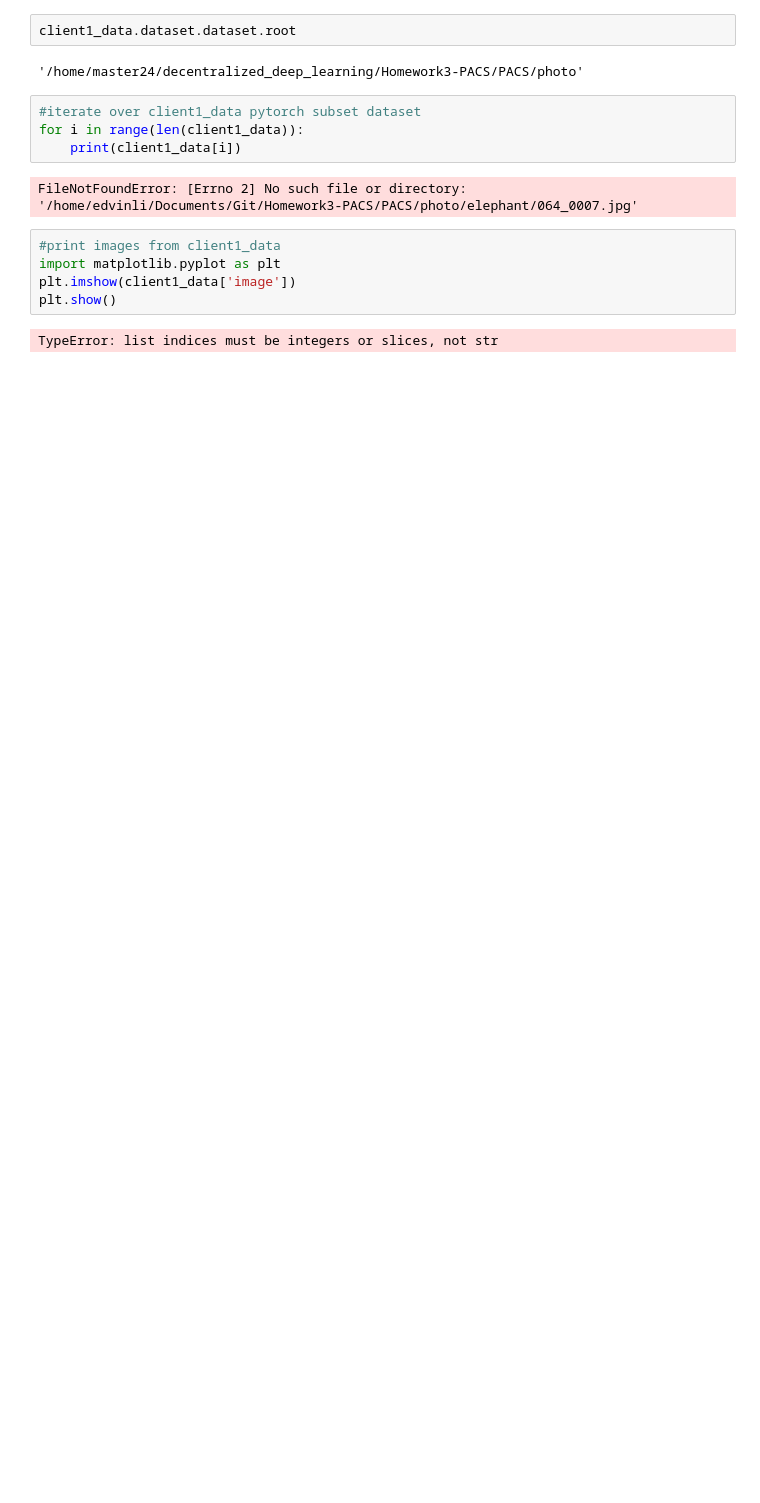
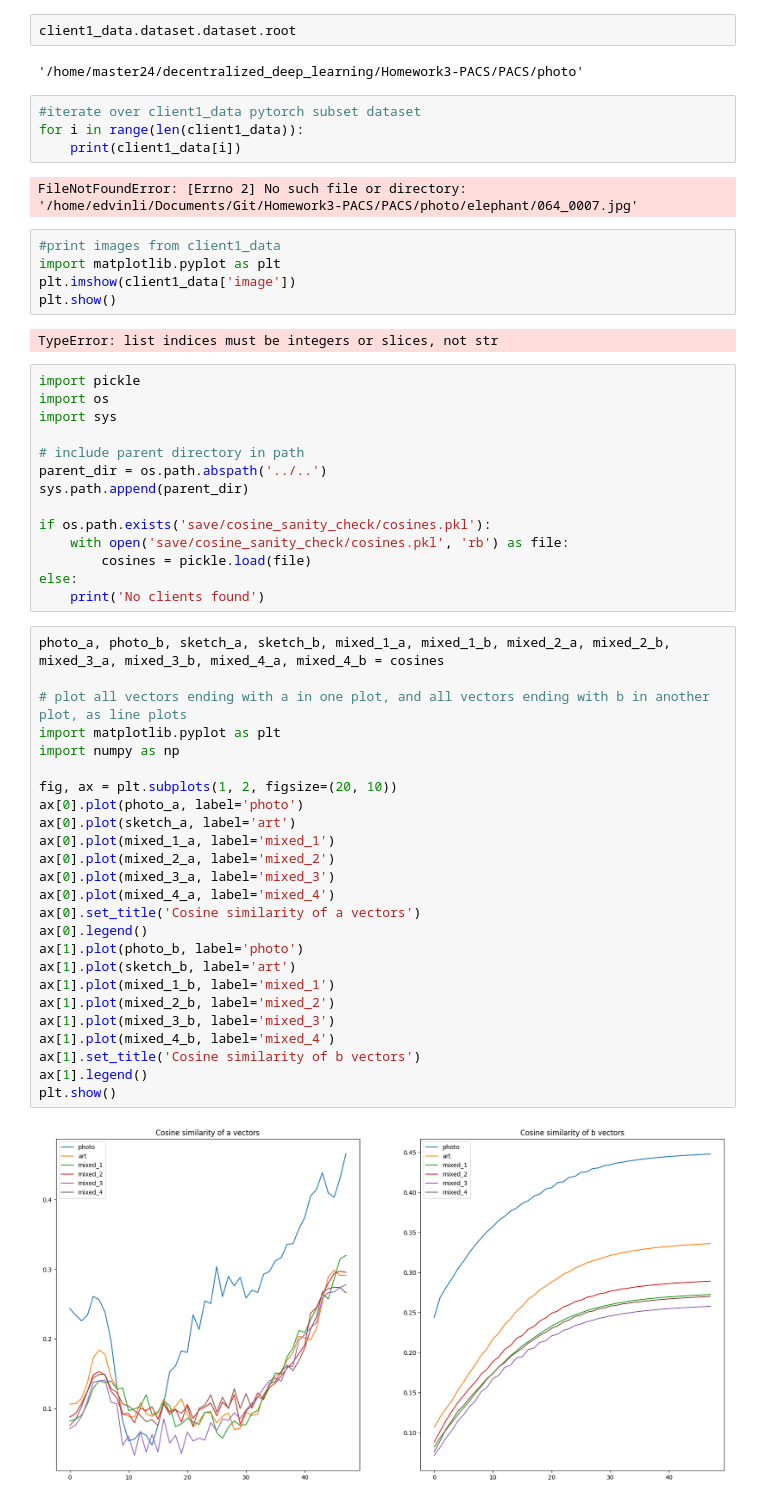
Before and after one commit to tomhagander/decentralized_deep_learning, a Jupyter notebook: playaround.ipynb, the cells around one changed output. Drawn from its saved outputs; the diff is of its cells as text; blank space fills up the shorter version.

```diff
--- a/playaround.ipynb
+++ b/playaround.ipynb
@@ -105,3 +105,44 @@ plt.imshow(client1_data['image'])
 plt.show()
 # %% [output]
 TypeError: list indices must be integers or slices, not str
+# %%
+import pickle
+import os
+import sys
+
+# include parent directory in path
+parent_dir = os.path.abspath('../..')
+sys.path.append(parent_dir)
+
+if os.path.exists('save/cosine_sanity_check/cosines.pkl'):
+    with open('save/cosine_sanity_check/cosines.pkl', 'rb') as file:
+        cosines = pickle.load(file)
+else:
+    print('No clients found')
+# %%
+photo_a, photo_b, sketch_a, sketch_b, mixed_1_a, mixed_1_b, mixed_2_a, mixed_2_b, mixed_3_a, mixed_3_b, mixed_4_a, mixed_4_b = cosines
+
+# plot all vectors ending with a in one plot, and all vectors ending with b in another plot, as line plots
+import matplotlib.pyplot as plt
+import numpy as np
+
+fig, ax = plt.subplots(1, 2, figsize=(20, 10))
+ax[0].plot(photo_a, label='photo')
+ax[0].plot(sketch_a, label='art')
+ax[0].plot(mixed_1_a, label='mixed_1')
+ax[0].plot(mixed_2_a, label='mixed_2')
+ax[0].plot(mixed_3_a, label='mixed_3')
+ax[0].plot(mixed_4_a, label='mixed_4')
+ax[0].set_title('Cosine similarity of a vectors')
+ax[0].legend()
+ax[1].plot(photo_b, label='photo')
+ax[1].plot(sketch_b, label='art')
+ax[1].plot(mixed_1_b, label='mixed_1')
+ax[1].plot(mixed_2_b, label='mixed_2')
+ax[1].plot(mixed_3_b, label='mixed_3')
+ax[1].plot(mixed_4_b, label='mixed_4')
+ax[1].set_title('Cosine similarity of b vectors')
+ax[1].legend()
+plt.show()
+# %% [output]
+[figure, added]
```
Also changed, not shown: 7 other files.
